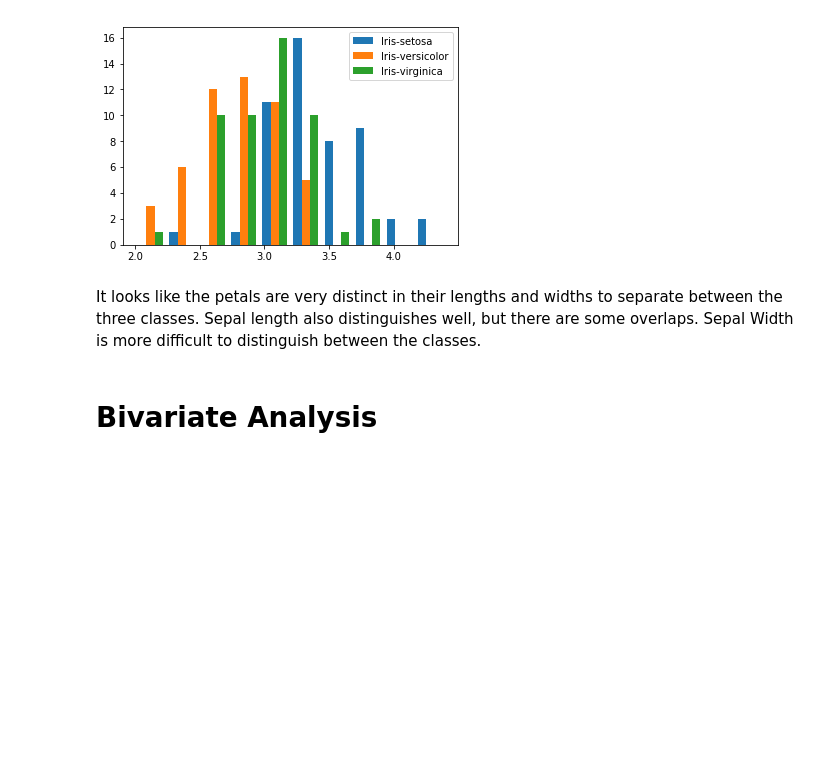
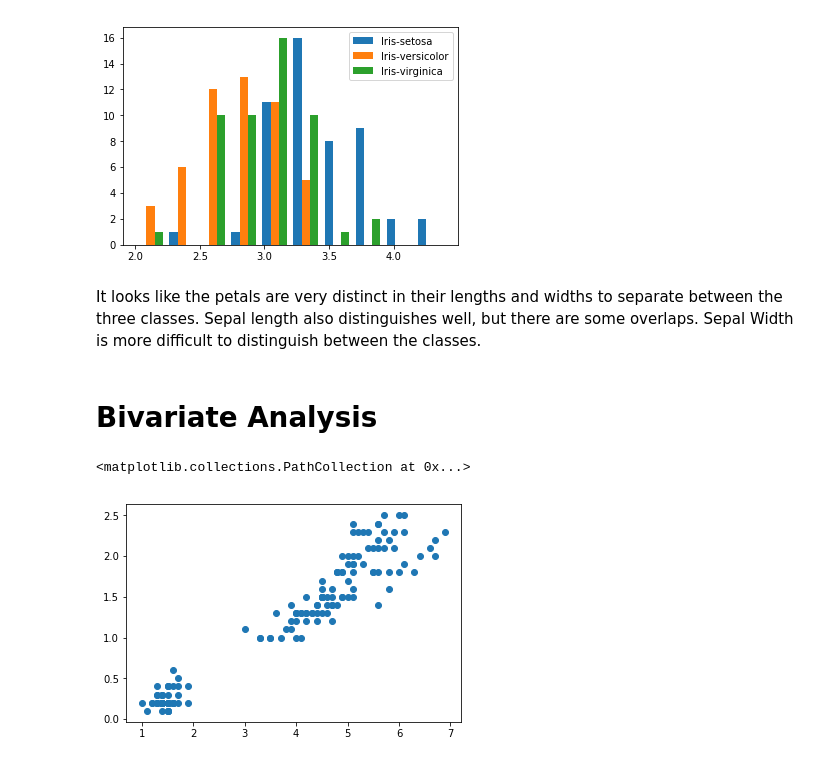
Before and after one commit to ohmgmatt/iris, a Jupyter notebook: IrisDataset.ipynb, the cells around one changed output. Drawn from its saved outputs; the diff is of its cells as text; code cells hidden in the pictures; blank space fills up the shorter version.

```diff
--- a/IrisDataset.ipynb
+++ b/IrisDataset.ipynb
@@ -126,3 +135,8 @@ plt.legend(class_list)
 It looks like the petals are very distinct in their lengths and widths to separate between the three classes. Sepal length also distinguishes well, but there are some overlaps. Sepal Width is more difficult to distinguish between the classes.
 # %% [markdown]
 # Bivariate Analysis
+# %%
+plt.scatter(df['petal_length(cm)'], df['petal_width(cm)'])
+# %% [output]
+<matplotlib.collections.PathCollection at 0x...>
+[figure, added]
```
Also changed, not shown: parts of 5 cells of this notebook.
